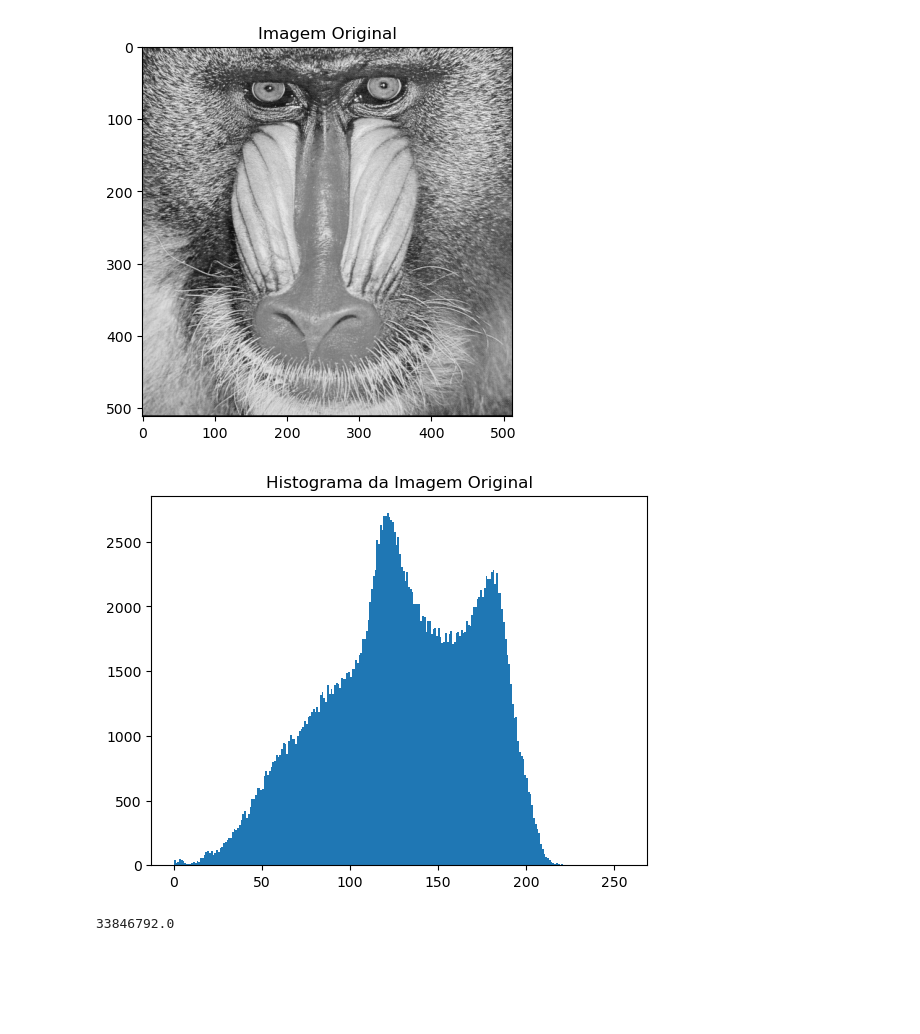
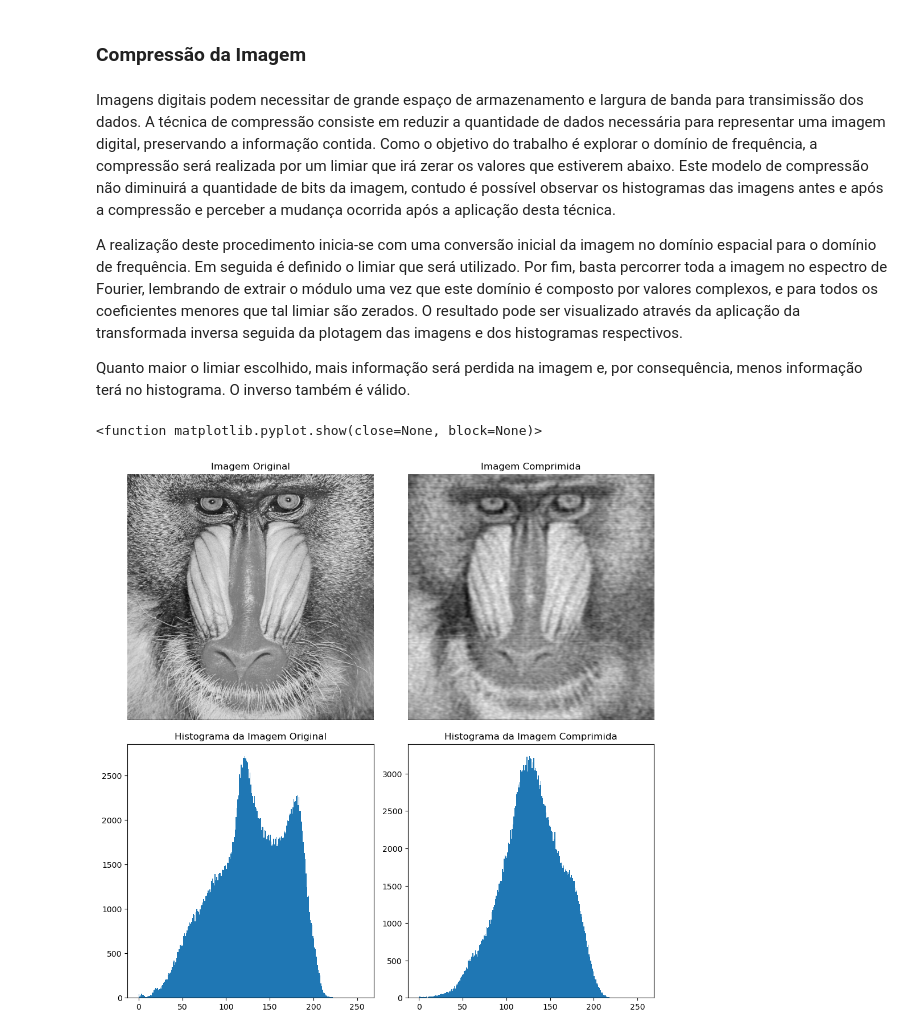
Before and after one commit to MarryAngel/Processamento-de-Imagem, a Jupyter notebook: [Trab02] FFT e Compressão/fft.ipynb, the cells around one changed output. Drawn from its saved outputs; the diff is of its cells as text; code cells hidden in the pictures; blank space fills up the shorter version.

Commit message:
Adição do relatório do trabalho

```diff
--- a/[Trab02] FFT e Compressão/fft.ipynb
+++ b/[Trab02] FFT e Compressão/fft.ipynb
@@ -114,0 +52,16 @@ mostrar_imagem(img_rf, 'Imagem com Filtro Passa-Baixa', 'gray')
+# %%
+# Ler imagem e deixá-la em escala de cinza - imagem de tamanho 512x512
+imagem = cv2.imread('baboon.png', cv2.IMREAD_GRAYSCALE)
+
+# Aplicar a FFT na imagem e centralizar o espectro de frequência
+imagemEspectroFourier = np.fft.fftshift(np.fft.fft2(imagem))
+magnitudeImagem = np.log(np.abs(imagemEspectroFourier)+1) # soma 1 para evitar log(0)
+
+# Aplicar a inversa de Fourier
+imagemInversa = np.abs(np.fft.ifft2(np.fft.ifftshift(imagemEspectroFourier)))
+
+# Visualizar o espectro de frequência
+fig, subimagem = plt.subplots(1, 3, figsize=(10, 10))
+produzir_subimagem(subimagem, 1, 0, imagem, 'gray', 'Imagem Original')
+produzir_subimagem(subimagem, 1, 1, magnitudeImagem, 'gray', 'Imagem no Espectro de Fourier')
+produzir_subimagem(subimagem, 1, 2, imagemInversa, 'gray', 'Imagem Após Inversa de Fourier')
@@ -115,30 +151,34 @@ mostrar_imagem(img_rf, 'Imagem com Filtro Passa-Baixa', 'gray')
+# %% [markdown]
+### Compressão da Imagem
+# %% [markdown]
+Imagens digitais podem necessitar de grande espaço de armazenamento e largura de banda para transimissão dos dados. A técnica de compressão consiste em reduzir a quantidade de dados necessária para representar uma imagem digital, preservando a informação contida. Como o objetivo do trabalho é explorar o domínio de frequência, a compressão será realizada por um limiar que irá zerar os valores que estiverem abaixo. Este modelo de compressão não diminuirá a quantidade de bits da imagem, contudo é possível observar os histogramas das imagens antes e após a compressão e perceber a mudança ocorrida após a aplicação desta técnica.
+
+A realização deste procedimento inicia-se com uma conversão inicial da imagem no domínio espacial para o domínio de frequência. Em seguida é definido o limiar que será utilizado. Por fim, basta percorrer toda a imagem no espectro de Fourier, lembrando de extrair o módulo uma vez que este domínio é composto por valores complexos, e para todos os coeficientes menores que tal limiar são zerados. O resultado pode ser visualizado através da aplicação da transformada inversa seguida da plotagem das imagens e dos histogramas respectivos.
+
+Quanto maior o limiar escolhido, mais informação será perdida na imagem e, por consequência, menos informação terá no histograma. O inverso também é válido.
 # %%
-# Compressão em imagens
-mostrar_imagem(img, 'Imagem Original', 'gray')
+# Aplicar a FFT na imagem e centralizar o espectro de frequência
+imagemEspectroFourier = np.fft.fftshift(np.fft.fft2(imagem))
 
-# histograma da imagem original
-plt.hist(img.ravel(),256,[0,256])
-plt.title('Histograma da Imagem Original')
-plt.show()
-
-# fft na imagem e pegar a sua magnitude
-img_fft = np.fft.fftshift(np.fft.fft2(img))
-
-#  remoçao de coeficientes cujas magnitudes sao menores do que um determinado limiar (atribuindo-se valores iguais a 0 a eles)
-img_fft_compressed = img_fft.copy()
-print(np.max(np.abs(img_fft_compressed)))
-img_fft_compressed[np.abs(img_fft_compressed) < 0.01*np.max(np.abs(img_fft_compressed))] = 0
+# Remoçao de coeficientes cujas magnitudes sao menores do que um determinado limiar (atribuindo-se valores iguais a 0 a eles)
+limiar = 50000
+imagemComprimida = imagemEspectroFourier.copy()
+imagemComprimida[np.abs(imagemComprimida) < limiar] = 0
 
 # Aplicar a transformada inversa de Fourier
-img_compressed = np.abs(np.fft.ifft2(np.fft.ifftshift(img_fft_compressed)))
+imagemComprimida = np.abs(np.fft.ifft2(np.fft.ifftshift(imagemComprimida)))
 
-mostrar_imagem(img_compressed, 'Imagem Comprimida em 10%', 'gray')
-
-# histograma comprimida
-plt.hist(img_compressed.ravel(),256,[0,256])
-plt.title('Histograma da Imagem Comprimida em 10%')
-plt.show()
+# Visualização da imagem original e da imagem comprimida
+fig, subimagem = plt.subplots(2, 2, figsize=(10, 10))
+produzir_subimagem(subimagem, 0, 0, imagem, 'gray', 'Imagem Original')
+produzir_subimagem(subimagem, 0, 1, imagemComprimida, 'gray','Imagem Comprimida')
+# histograma
+subimagem[1, 0].hist(imagem.ravel(), 256, [0, 256])
+subimagem[1, 0].set_title('Histograma da Imagem Original')
+subimagem[1, 1].hist(imagemComprimida.ravel(), 256, [0, 256])
+subimagem[1, 1].set_title('Histograma da Imagem Comprimida')
+fig.tight_layout()
+plt.show
 # %% [output]
+<function matplotlib.pyplot.show(close=None, block=None)>
-[figure, old version]
+[figure, new version]
-[figure, removed]
-33846792.0
```
Also changed, not shown: parts of 19 cells of this notebook.
